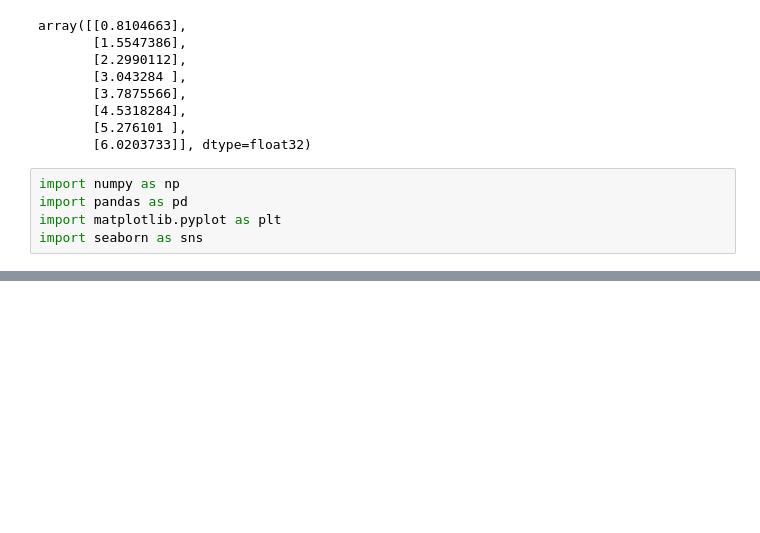
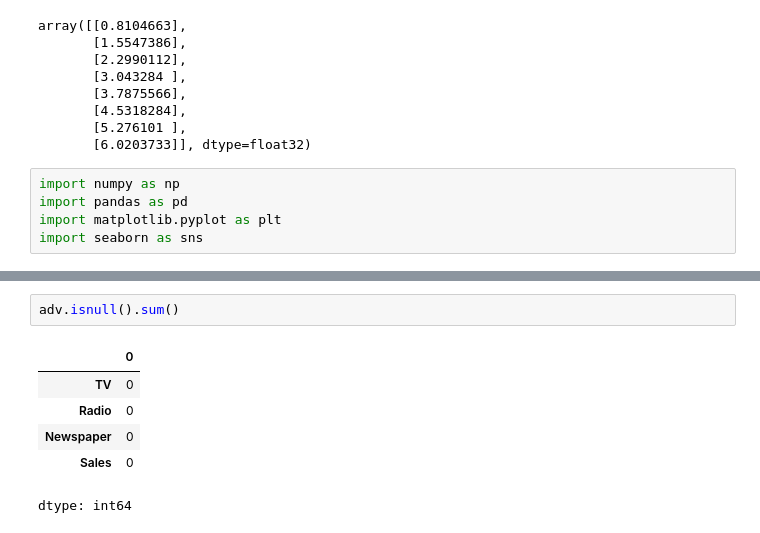
Before and after one commit to ACE1ADWITIYA/aiml, a Jupyter notebook: content/ANN_tutorial.ipynb, the cells around one changed output, grey strips where cells are left out. Drawn from its saved outputs; the diff is of its cells as text; blank space fills up the shorter version.

```diff
--- a/content/ANN_tutorial.ipynb
+++ b/content/ANN_tutorial.ipynb
@@ -737,0 +788,9 @@ import seaborn as sns
+# %%
+adv.isnull().sum()
+# %% [output]
+|  | 0 |
+| TV | 0 |
+| Radio | 0 |
+| Newspaper | 0 |
+| Sales | 0 |
+dtype: int64
```
Also changed, not shown: parts of 5 cells of this notebook.
